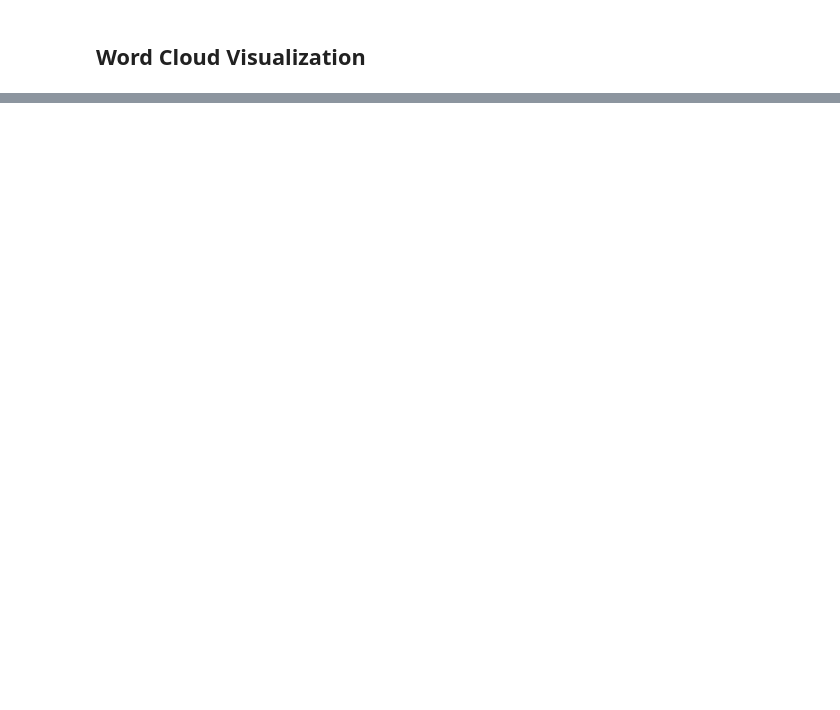
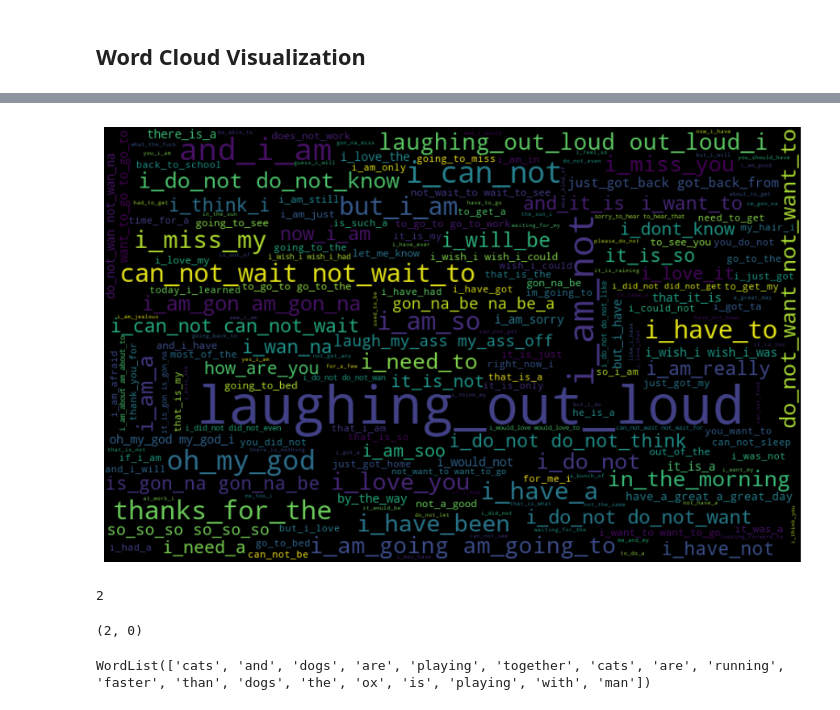
Before and after one commit to udityamerit/Natural-Language-Processing-Mastery-in-Python, a Jupyter notebook: 05 Complete Text Processing In NLP/Complete Text Processing.ipynb, the cells around one changed output, grey strips where cells are left out. Drawn from its saved outputs; the diff is of its cells as text; code cells hidden in the pictures; blank space fills up the shorter version.

```diff
--- a/05 Complete Text Processing In NLP/Complete Text Processing.ipynb
+++ b/05 Complete Text Processing In NLP/Complete Text Processing.ipynb
@@ -538,0 +726,29 @@ df.head()
+# %%
+x = ' '.join(df['tweets'].tolist())
+blob = TextBlob(x)
+x = ' '.join(['_'.join(word) for word in blob.ngrams(3)])
+cloud = WordCloud(width=800, height=500).generate(x)
+plt.figure(figsize =(15,7), dpi=100)
+plt.imshow(cloud.to_image(), interpolation='bilinear')
+plt.axis('off')
+plt.show()
+# %% [output]
+[figure, added]
+# %%
+x = 'Cats and Dogs are playing together. Cats are running faster than dogs. The Ox is playing with man.'
+x = x.lower()
+
+blob = TextBlob(x)
+
+pattern = r'\bcats\b' # using the pattern we can find out or count the words
+len(re.findall(pattern, x))
+# %% [output]
+2
+# %%
+blob.words.count('cats'), blob.words.count('dog')
+# %% [output]
+(2, 0)
+# %%
+blob.words
+# %% [output]
+WordList(['cats', 'and', 'dogs', 'are', 'playing', 'together', 'cats', 'are', 'running', 'faster', 'than', 'dogs', 'the', 'ox', 'is', 'playing', 'with', 'man'])
```
Also changed, not shown: parts of 49 cells of this notebook, 2 other files.
